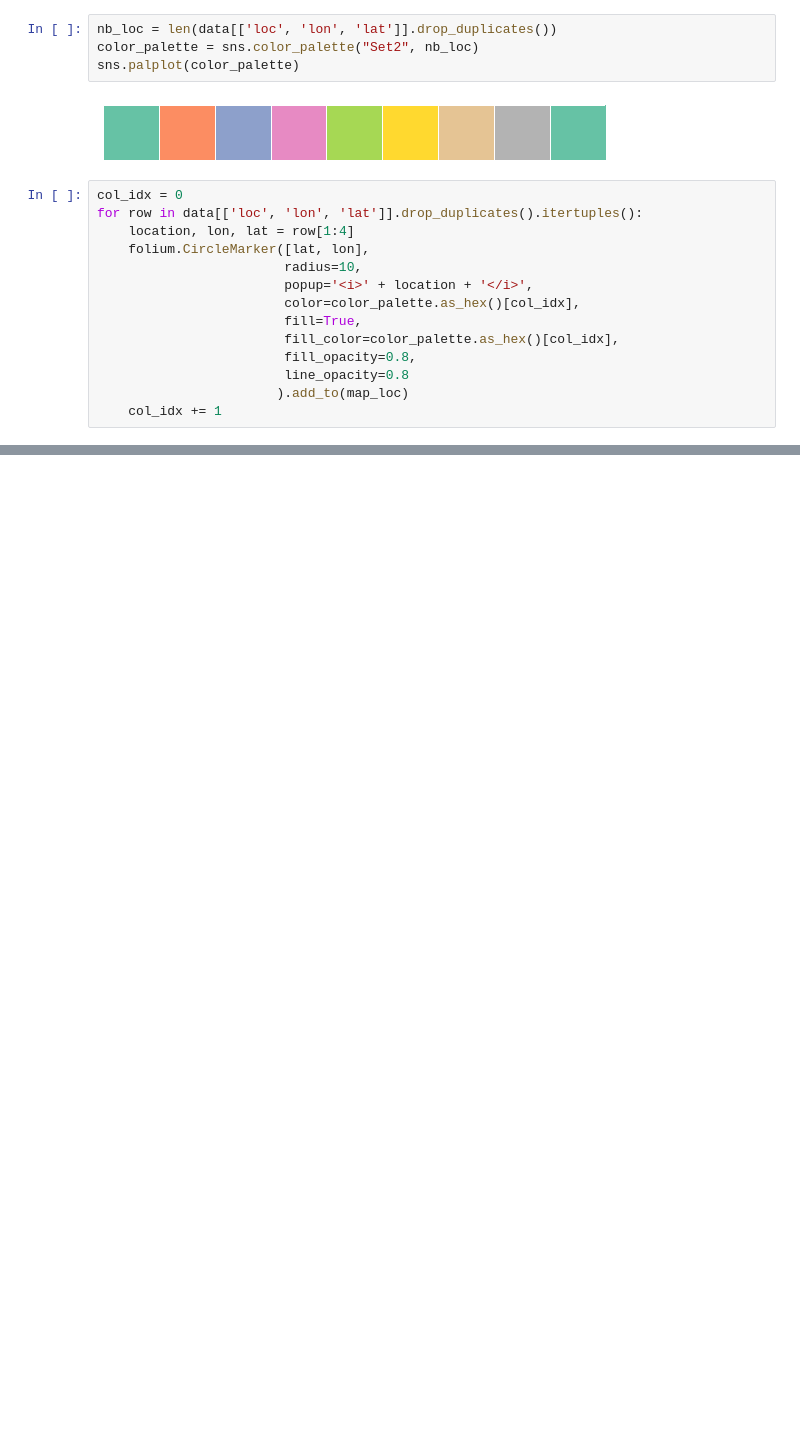
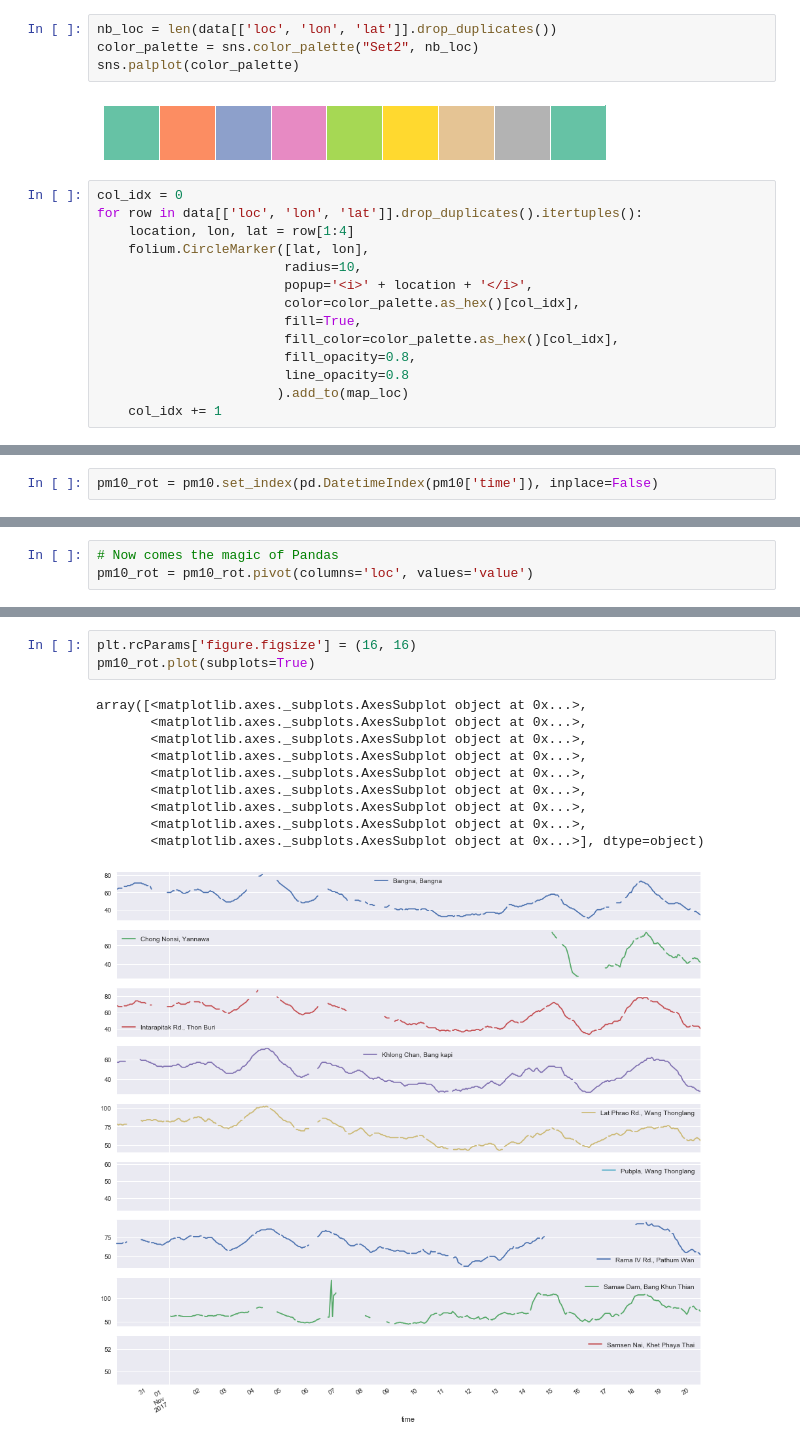
Before and after one commit to franckalbinet/iot-nbtc-itu, a Jupyter notebook: labs/src/data-analysis/2-exercise-bangkok-air-quality.ipynb, the cells around one changed output, grey strips where cells are left out. Cells and saved outputs as stored; diff of their text form; blank space fills up the shorter version.

```diff
--- a/labs/src/data-analysis/2-exercise-bangkok-air-quality.ipynb
+++ b/labs/src/data-analysis/2-exercise-bangkok-air-quality.ipynb
@@ -120,0 +184,2 @@ map_loc
+# %%
+pm10_rot = pm10.set_index(pd.DatetimeIndex(pm10['time']), inplace=False)
@@ -120,0 +196,3 @@ map_loc
+# %%
+# Now comes the magic of Pandas
+pm10_rot = pm10_rot.pivot(columns='loc', values='value')
@@ -120,0 +209,14 @@ map_loc
+# %%
+plt.rcParams['figure.figsize'] = (16, 16)
+pm10_rot.plot(subplots=True)
+# %% [output]
+array([<matplotlib.axes._subplots.AxesSubplot object at 0x...>,
+       <matplotlib.axes._subplots.AxesSubplot object at 0x...>,
+       <matplotlib.axes._subplots.AxesSubplot object at 0x...>,
+       <matplotlib.axes._subplots.AxesSubplot object at 0x...>,
+       <matplotlib.axes._subplots.AxesSubplot object at 0x...>,
+       <matplotlib.axes._subplots.AxesSubplot object at 0x...>,
+       <matplotlib.axes._subplots.AxesSubplot object at 0x...>,
+       <matplotlib.axes._subplots.AxesSubplot object at 0x...>,
+       <matplotlib.axes._subplots.AxesSubplot object at 0x...>], dtype=object)
+[figure, added]
```
Also changed, not shown: parts of 13 cells of this notebook, 2 other files.
